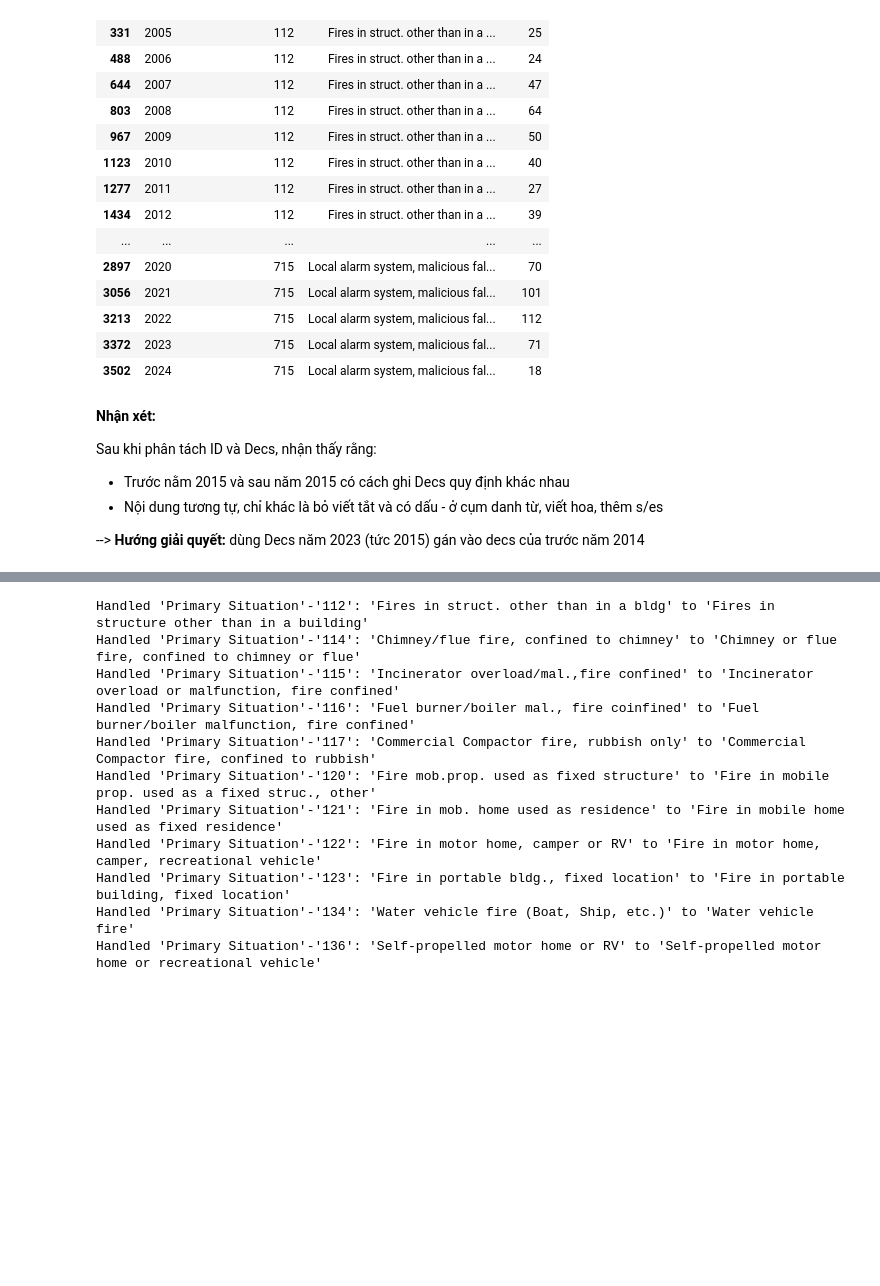
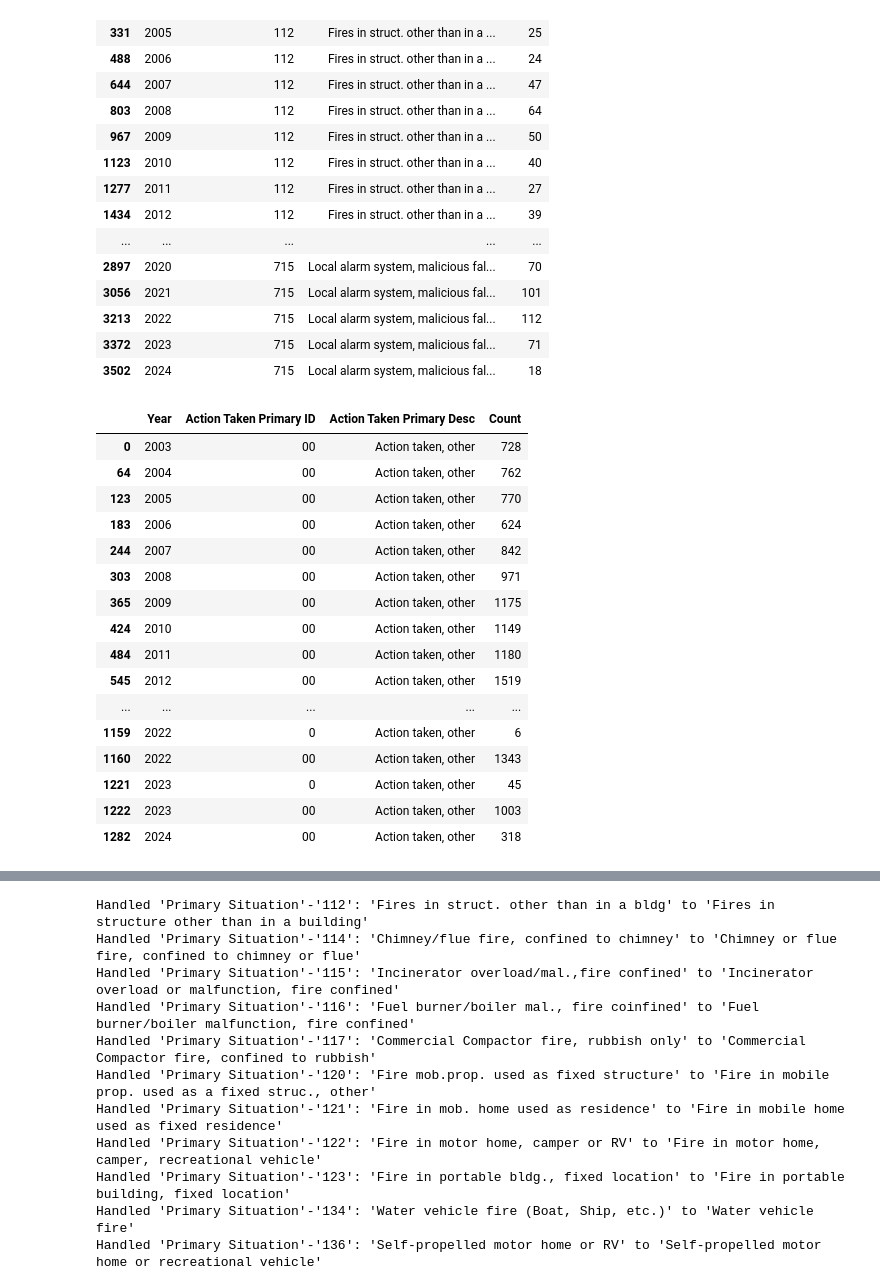
Before and after one commit to NunNunIT/IS217.O21.Nemo-Datawarehouse_OLAP-Fire_Incident, a Jupyter notebook: Preprocessing/dataProcessing.ipynb, the cells around one changed output, grey strips where cells are left out. Cells and saved outputs as stored; diff of their text form; code cells hidden in the pictures; blank space fills up the shorter version.

```diff
--- a/Preprocessing/dataProcessing.ipynb
+++ b/Preprocessing/dataProcessing.ipynb
@@ -313,11 +352,33 @@ result_df[result_df["Primary Situation ID"].isin(["112","671", "715"])]
 | 3213 | 2022 | 715 | Local alarm system, malicious fal... | 112 |
 | 3372 | 2023 | 715 | Local alarm system, malicious fal... | 71 |
 | 3502 | 2024 | 715 | Local alarm system, malicious fal... | 18 |
-# %% [markdown]
-**Nhận xét:**
-
-Sau khi phân tách ID và Decs, nhận thấy rằng:
-- Trước nằm 2015 và sau năm 2015 có cách ghi Decs quy định khác nhau
-- Nội dung tương tự, chỉ khác là bỏ viết tắt và có dấu - ở cụm danh từ, viết hoa, thêm s/es
-
---> **Hướng giải quyết:** dùng Decs năm 2023 (tức 2015) gán vào decs của trước năm 2014
+# %%
+# Đếm số lượng theo nhóm dựa trên "Year", "Action Taken Primary ID" và "Action Taken Primary Desc"
+grouped_count = df_temp.groupby(["Year", "Action Taken Primary ID", "Action Taken Primary Desc"]).size()
+
+# Chuyển kết quả đếm số lượng theo nhóm thành DataFrame và sắp xếp theo cột "Action Taken Primary ID"
+result_df = grouped_count.reset_index(name='Count').sort_values(by=['Action Taken Primary Desc', 'Year'])
+
+# In ra DataFrame kết quả
+# result_df
+
+# In một số cái ID
+result_df[result_df["Action Taken Primary ID"].isin(["0", "00"])]
+# %% [output]
+|  | Year | Action Taken Primary ID | Action Taken Primary Desc | Count |
+| 0 | 2003 | 00 | Action taken, other | 728 |
+| 64 | 2004 | 00 | Action taken, other | 762 |
+| 123 | 2005 | 00 | Action taken, other | 770 |
+| 183 | 2006 | 00 | Action taken, other | 624 |
+| 244 | 2007 | 00 | Action taken, other | 842 |
+| 303 | 2008 | 00 | Action taken, other | 971 |
+| 365 | 2009 | 00 | Action taken, other | 1175 |
+| 424 | 2010 | 00 | Action taken, other | 1149 |
+| 484 | 2011 | 00 | Action taken, other | 1180 |
+| 545 | 2012 | 00 | Action taken, other | 1519 |
+| ... | ... | ... | ... | ... |
+| 1159 | 2022 | 0 | Action taken, other | 6 |
+| 1160 | 2022 | 00 | Action taken, other | 1343 |
+| 1221 | 2023 | 0 | Action taken, other | 45 |
+| 1222 | 2023 | 00 | Action taken, other | 1003 |
+| 1282 | 2024 | 00 | Action taken, other | 318 |
```
Also changed, not shown: parts of 22 cells of this notebook.
